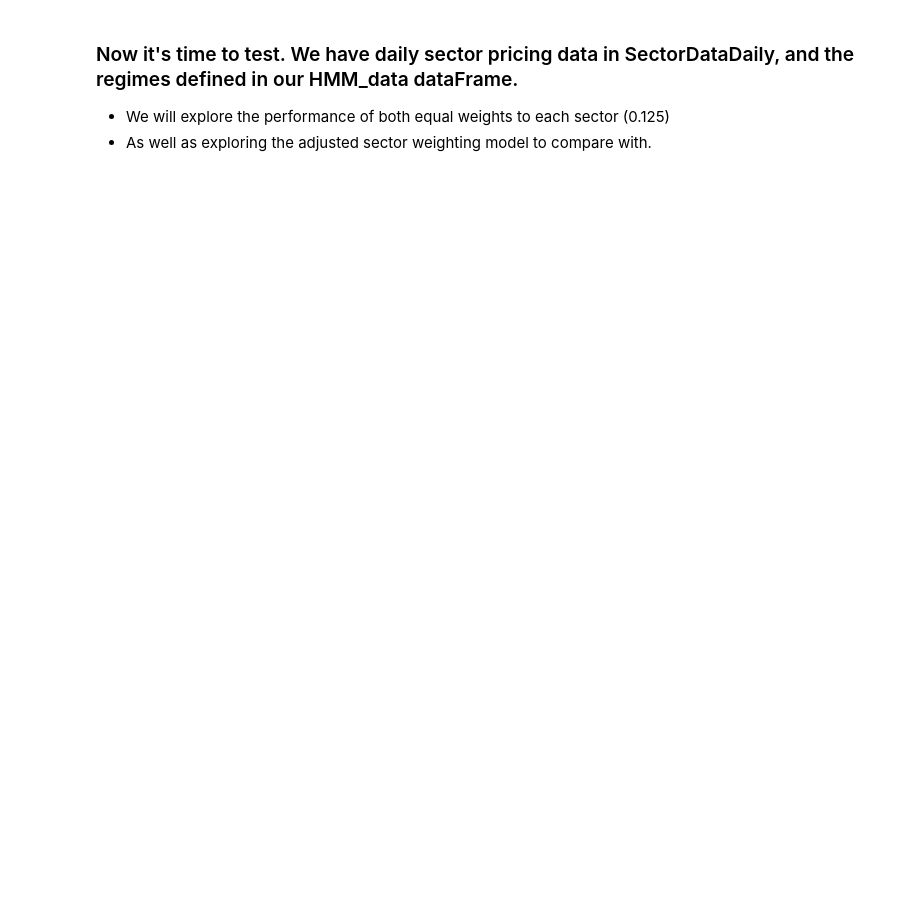
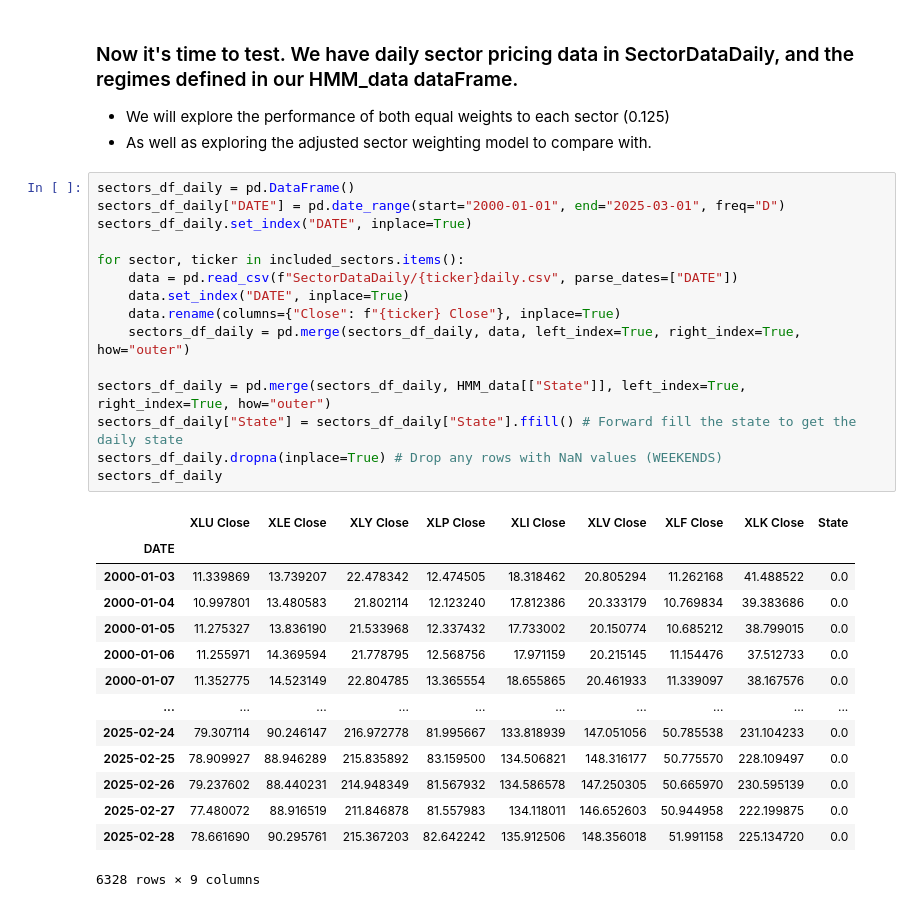
Before and after one commit to JackDamato/IC-Quant-Final-Project, a Jupyter notebook: JackDamatoFinal.ipynb, the cells around one changed output. Cells and saved outputs as stored; diff of their text form; blank space fills up the shorter version.

```diff
--- a/JackDamatoFinal.ipynb
+++ b/JackDamatoFinal.ipynb
@@ -833,3 +833,33 @@ regime_ratios
 ### Now it's time to test. We have daily sector pricing data in SectorDataDaily, and the regimes defined in our HMM_data dataFrame.
 - We will explore the performance of both equal weights to each sector (0.125)
 - As well as exploring the adjusted sector weighting model to compare with.
+# %%
+sectors_df_daily = pd.DataFrame()
+sectors_df_daily["DATE"] = pd.date_range(start="2000-01-01", end="2025-03-01", freq="D")
+sectors_df_daily.set_index("DATE", inplace=True)
+
+for sector, ticker in included_sectors.items():
+    data = pd.read_csv(f"SectorDataDaily/{ticker}daily.csv", parse_dates=["DATE"])
+    data.set_index("DATE", inplace=True)
+    data.rename(columns={"Close": f"{ticker} Close"}, inplace=True)
+    sectors_df_daily = pd.merge(sectors_df_daily, data, left_index=True, right_index=True, how="outer")
+
+sectors_df_daily = pd.merge(sectors_df_daily, HMM_data[["State"]], left_index=True, right_index=True, how="outer")
+sectors_df_daily["State"] = sectors_df_daily["State"].ffill() # Forward fill the state to get the daily state
+sectors_df_daily.dropna(inplace=True) # Drop any rows with NaN values (WEEKENDS)
+sectors_df_daily
+# %% [output]
+|  | XLU Close | XLE Close | XLY Close | XLP Close | XLI Close | XLV Close | XLF Close | XLK Close | State |
+| DATE |  |  |  |  |  |  |  |  |  |
+| 2000-01-03 | 11.339869 | 13.739207 | 22.478342 | 12.474505 | 18.318462 | 20.805294 | 11.262168 | 41.488522 | 0.0 |
+| 2000-01-04 | 10.997801 | 13.480583 | 21.802114 | 12.123240 | 17.812386 | 20.333179 | 10.769834 | 39.383686 | 0.0 |
+| 2000-01-05 | 11.275327 | 13.836190 | 21.533968 | 12.337432 | 17.733002 | 20.150774 | 10.685212 | 38.799015 | 0.0 |
+| 2000-01-06 | 11.255971 | 14.369594 | 21.778795 | 12.568756 | 17.971159 | 20.215145 | 11.154476 | 37.512733 | 0.0 |
+| 2000-01-07 | 11.352775 | 14.523149 | 22.804785 | 13.365554 | 18.655865 | 20.461933 | 11.339097 | 38.167576 | 0.0 |
+| ... | ... | ... | ... | ... | ... | ... | ... | ... | ... |
+| 2025-02-24 | 79.307114 | 90.246147 | 216.972778 | 81.995667 | 133.818939 | 147.051056 | 50.785538 | 231.104233 | 0.0 |
+| 2025-02-25 | 78.909927 | 88.946289 | 215.835892 | 83.159500 | 134.506821 | 148.316177 | 50.775570 | 228.109497 | 0.0 |
+| 2025-02-26 | 79.237602 | 88.440231 | 214.948349 | 81.567932 | 134.586578 | 147.250305 | 50.665970 | 230.595139 | 0.0 |
+| 2025-02-27 | 77.480072 | 88.916519 | 211.846878 | 81.557983 | 134.118011 | 146.652603 | 50.944958 | 222.199875 | 0.0 |
+| 2025-02-28 | 78.661690 | 90.295761 | 215.367203 | 82.642242 | 135.912506 | 148.356018 | 51.991158 | 225.134720 | 0.0 |
+6328 rows × 9 columns
```
Also changed, not shown: parts of 5 cells of this notebook.
